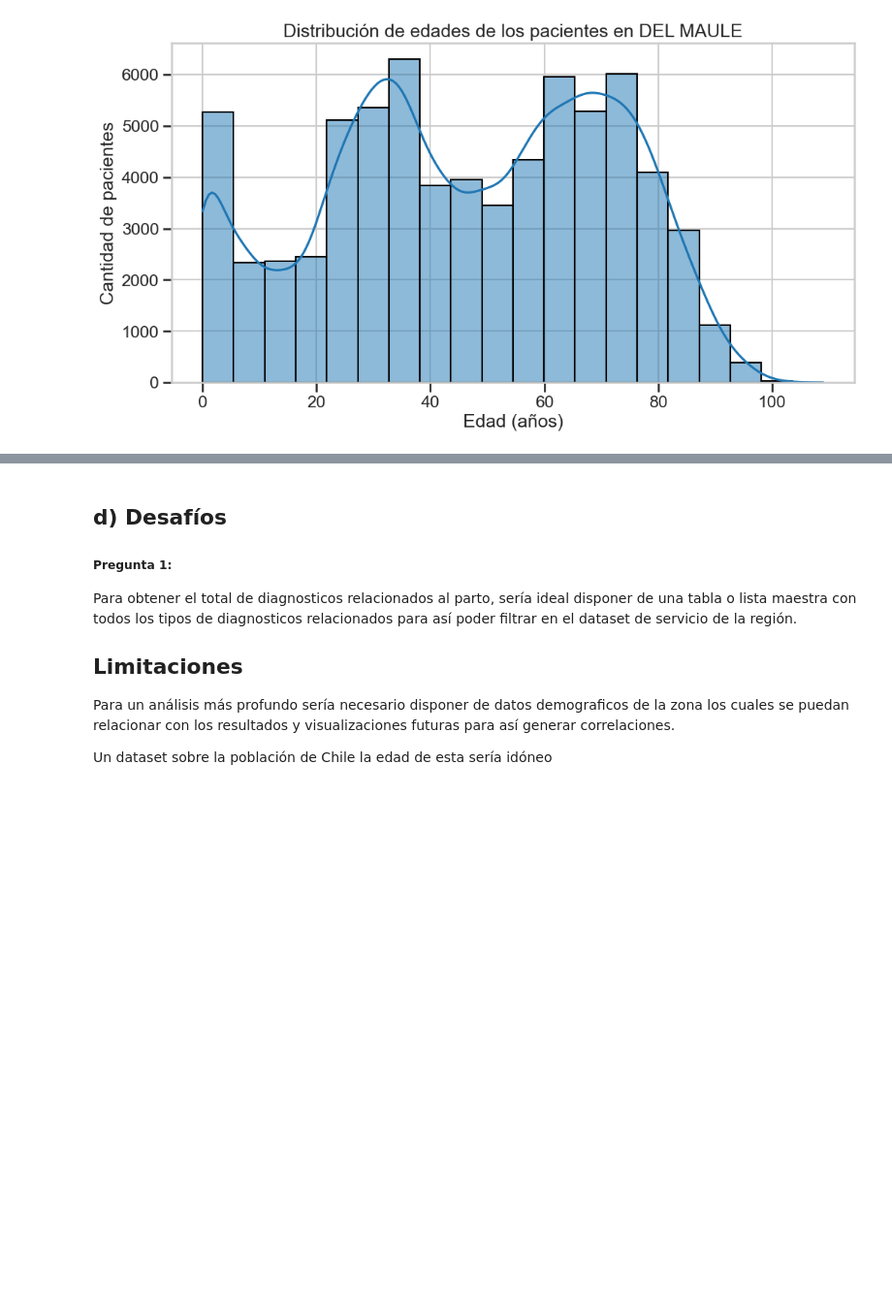
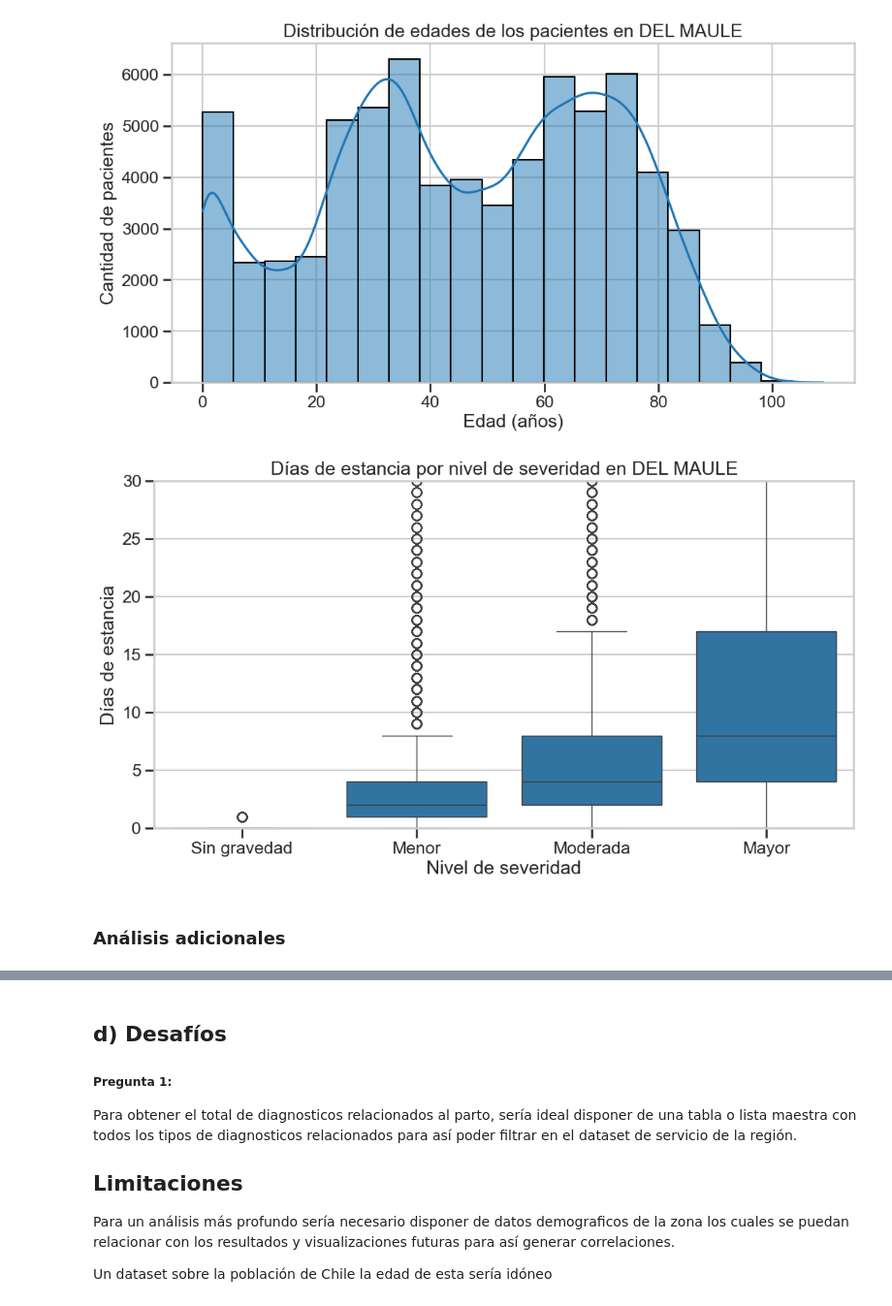
Before and after one commit to Bato21/Analisis-de-Datos-e-Inferencia-Estadistica, a Jupyter notebook: 00_Intro_exploracion_GRD_01_2026.ipynb, the cells around one changed output, grey strips where cells are left out. Shown at 97% size. Drawn from its saved outputs; the diff is of its cells as text; code cells hidden in the pictures; blank space fills up the shorter version.

Commit message:
Análisis más profundo y correcciones

```diff
--- a/00_Intro_exploracion_GRD_01_2026.ipynb
+++ b/00_Intro_exploracion_GRD_01_2026.ipynb
@@ -578,3 +578,17 @@ plt.ylabel('Cantidad de pacientes')
 plt.show()
 # %% [output]
 [figure]
+# %%
+# Relación entre severidad y días de estancia
+plt.figure(figsize=(12, 6))
+sns.boxplot(data=df_servicio, x='IR_29301_SEVERIDAD', y='DIAS_ESTANCIA')
+plt.title(f'Días de estancia por nivel de severidad en {servicio_seleccionado}')
+plt.xlabel('Nivel de severidad')
+plt.ylabel('Días de estancia')
+plt.xticks(ticks=[0, 1, 2, 3], labels=['Sin gravedad', 'Menor', 'Moderada', 'Mayor'])
+plt.ylim(0, 30)  # Limitamos el eje Y para mejor visualización
+plt.show()
+# %% [output]
+[figure, added]
+# %% [markdown]
+### Análisis adicionales
```
Also changed, not shown: parts of 10 cells of this notebook.
